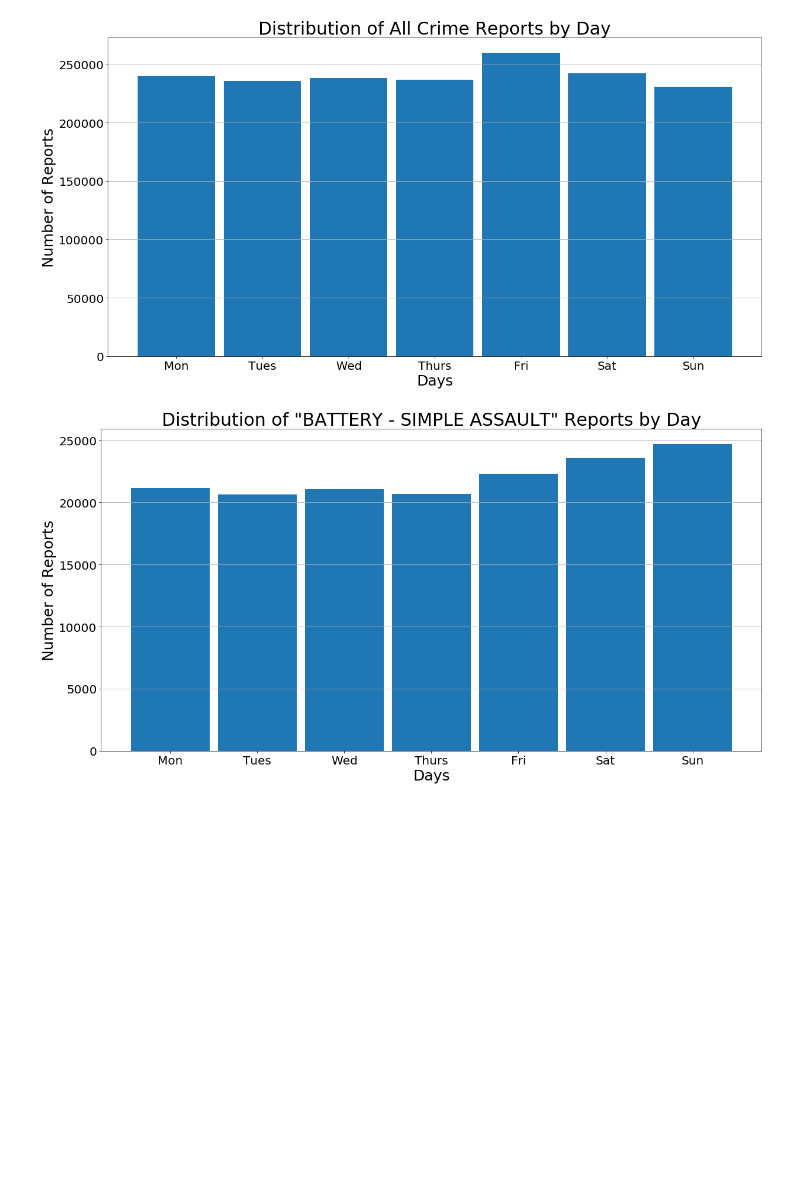
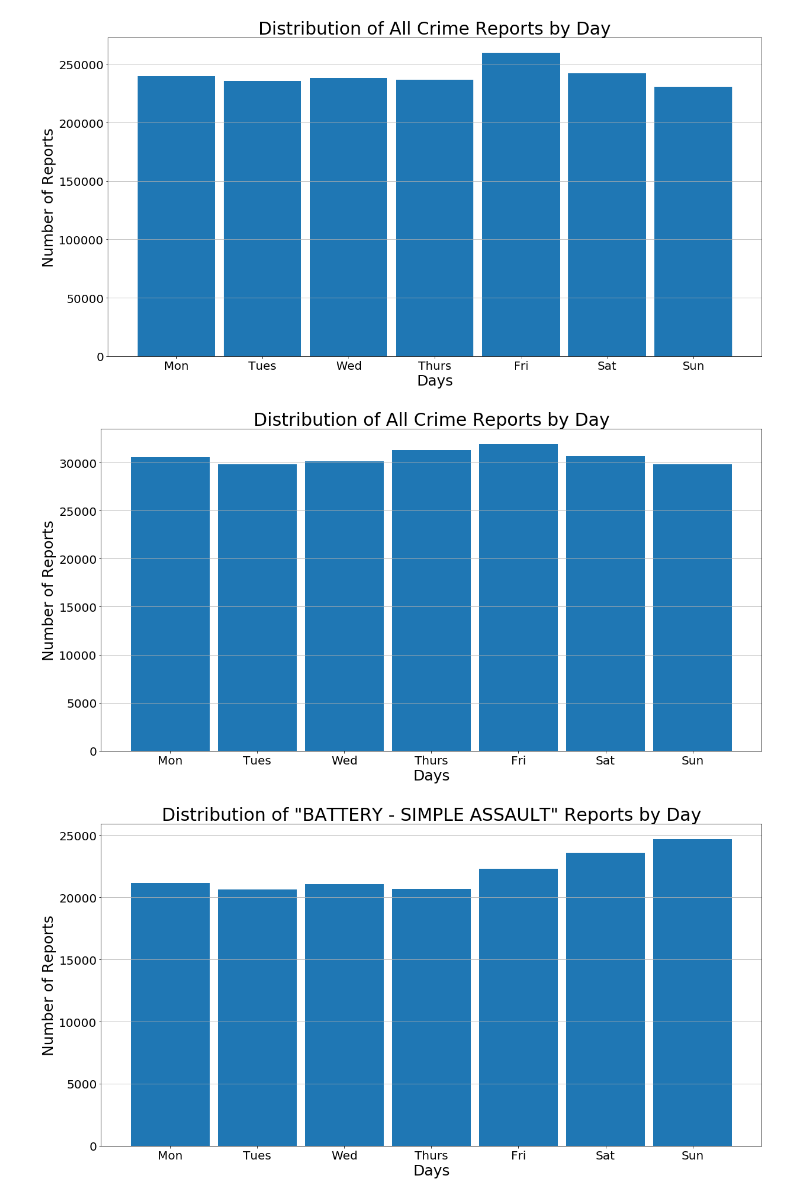
Before and after one commit to MaxwellWilliams/defogger, a Jupyter notebook: general_analysis.ipynb, the cells around one changed output. Drawn from its saved outputs; the diff is of its cells as text; code cells hidden in the pictures; blank space fills up the shorter version.

```diff
--- a/general_analysis.ipynb
+++ b/general_analysis.ipynb
@@ -208,6 +227,10 @@ crime_time_distribution('month', 354)
 crime_time_distribution('day')
 # %% [output]
 [figure]
+# %%
+crime_time_distribution('day', year=2015)
+# %% [output]
+[figure, added]
 # %%
 crime_time_distribution('day', 624)
 # %% [output]
```
Also changed, not shown: parts of 7 cells of this notebook.
